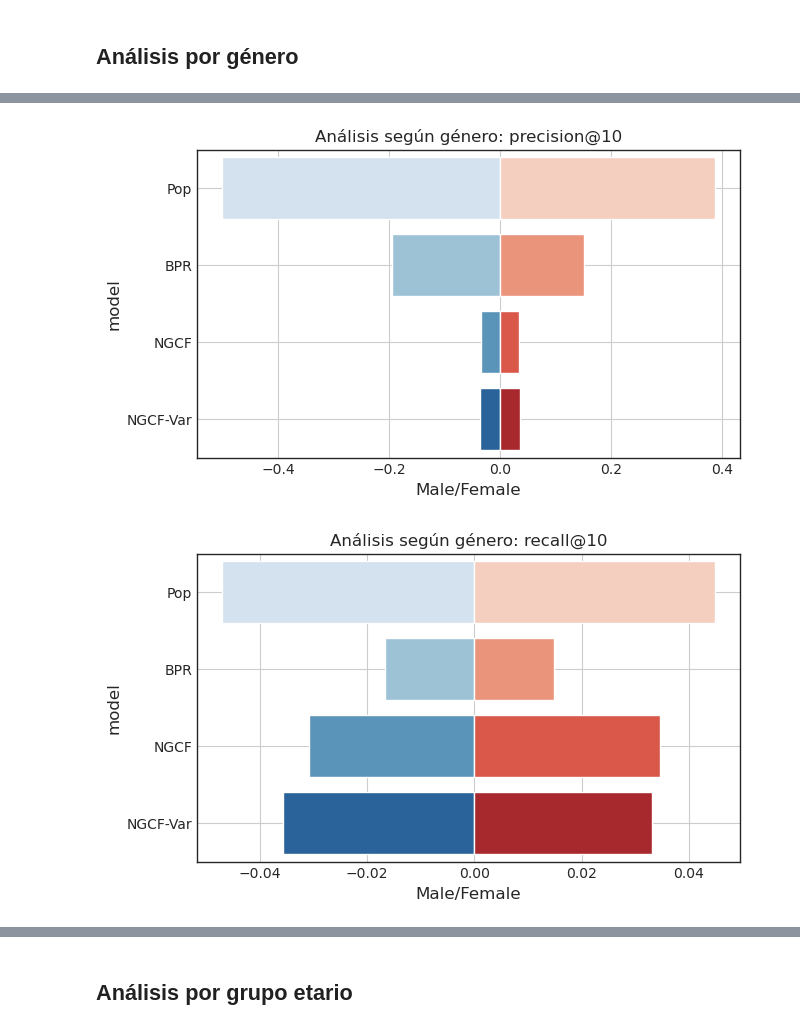
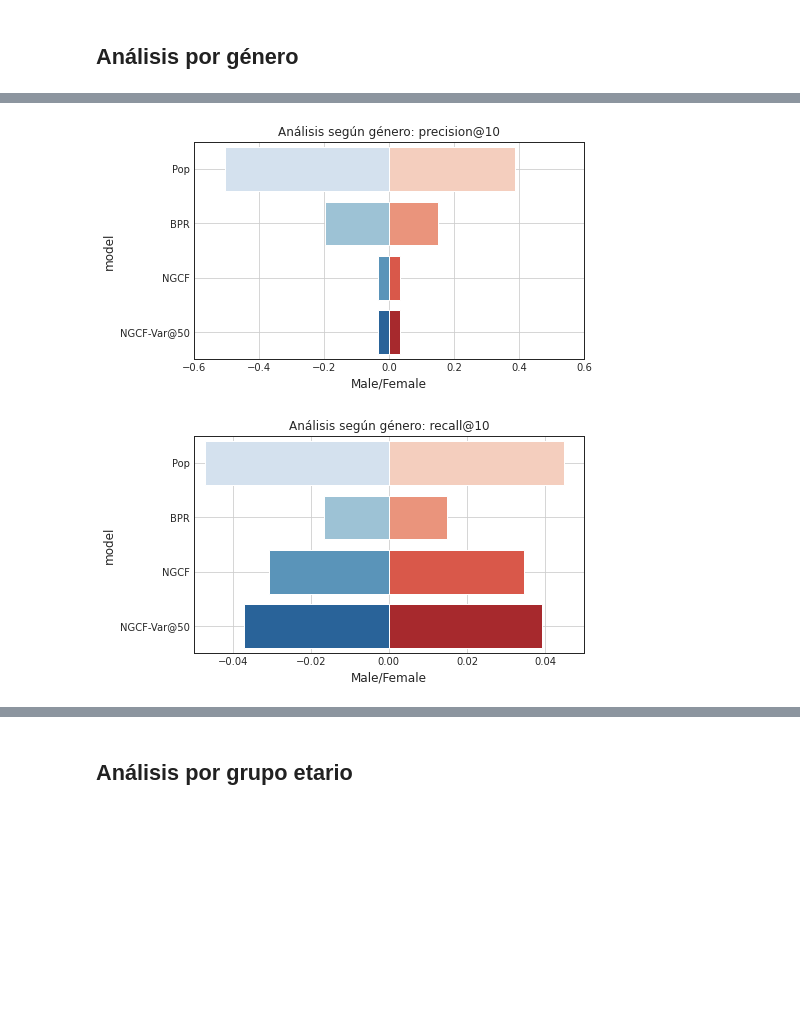
Before and after one commit to giulianodelagala/recsys, a Jupyter notebook: NGCFv2/graphs.ipynb, the cells around one changed output, grey strips where cells are left out. Cells and saved outputs as stored; diff of their text form; code cells hidden in the pictures; blank space fills up the shorter version.

```diff
--- a/NGCFv2/graphs.ipynb
+++ b/NGCFv2/graphs.ipynb
@@ -48,7 +51,7 @@ plt.style.use('seaborn-whitegrid')
 sns.set_style("white")
 %matplotlib inline
 # %%
-models = ['Pop', 'BPR', 'NGCF', 'NGCF-Var']
+models = ['Pop', 'BPR', 'NGCF', 'NGCF-Var@50']
 # %%
 plt.rcParams["figure.figsize"] = (7, 4)
 
@@ -66,17 +70,18 @@ plt.savefig('varianza-genero.png')
 # %%
 plt.rcParams["figure.figsize"] = (7, 4)
 
 ax1 = sns.barplot(x='male', y='model', data=precision, order=models, palette="Blues")
 ax2 = sns.barplot(x='female', y='model', data=precision, order=models, palette="Reds")
 plt.title("Análisis según género: precision@10")
 # plt.xticks(ticks=[-1E50, -1000, 0, 1000, 2000],
           #  labels=['2,000k', '1,000k', '0', '1,000k', '2,000k'])
 # plt.xscale('log')
+plt.xlim([-0.6, 0.6])
 plt.grid()
 plt.xlabel("Male/Female")
 plt.savefig('precision-genero.png')
 # %% [output]
-[figure, old version]
+[figure, new version]
 # %%
 plt.rcParams["figure.figsize"] = (7, 4)
 
@@ -86,11 +91,12 @@ plt.title("Análisis según género: recall@10")
 # plt.xticks(ticks=[-1E50, -1000, 0, 1000, 2000],
           #  labels=['2,000k', '1,000k', '0', '1,000k', '2,000k'])
 # plt.xscale('log')
+plt.xlim([-0.05, 0.05])
 plt.grid()
 plt.xlabel("Male/Female")
 plt.savefig('recall-genero.png')
 # %% [output]
-[figure, old version]
+[figure, new version]
 # %%
 plt.rcParams["figure.figsize"] = (7, 4)
 
```
Also changed, not shown: parts of 19 cells of this notebook, 20 other files.
